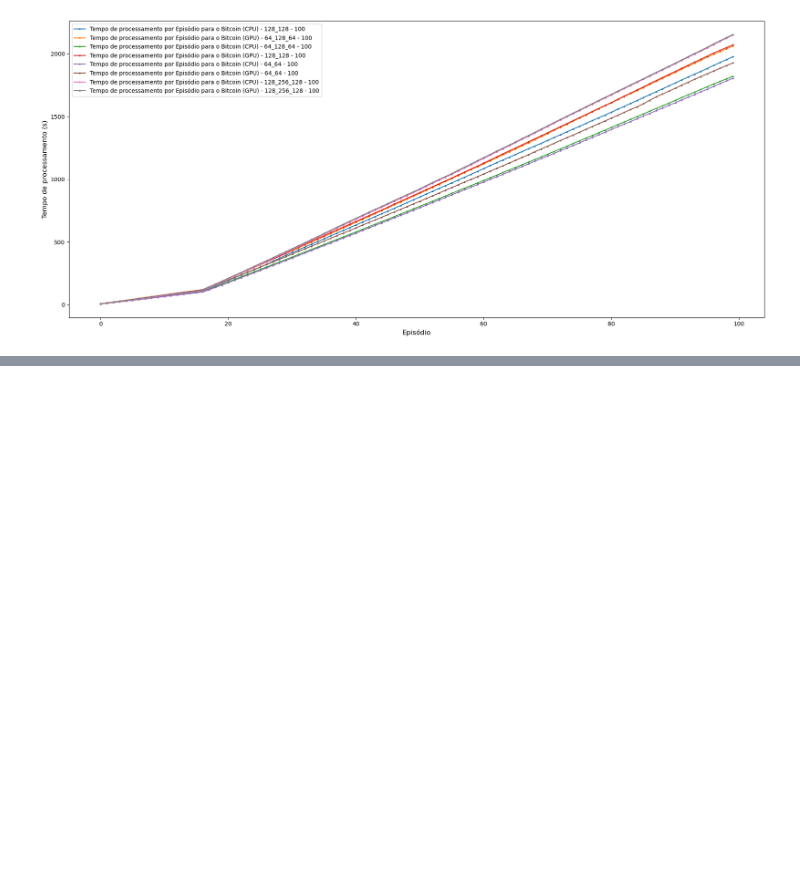
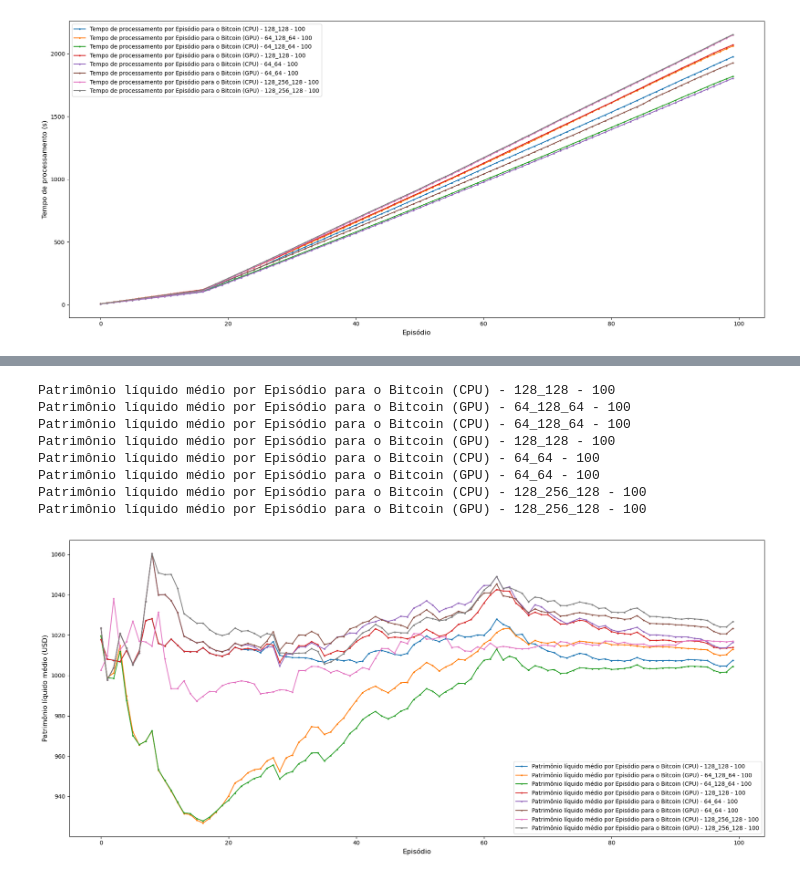
Before and after one commit to douglasnacl/master, a Jupyter notebook: build-table.ipynb, the cells around one changed output, grey strips where cells are left out. Cells and saved outputs as stored; diff of their text form; code cells hidden in the pictures; blank space fills up the shorter version.

```diff
--- a/build-table.ipynb
+++ b/build-table.ipynb
@@ -413,0 +435,12 @@ IndexError: list index out of range
+# %%
+plot_data_agg(directories_dict, axis=('Step', 'average_net_worth'), should_save_image=False)
+# %% [output]
+Patrimônio líquido médio por Episódio para o Bitcoin (CPU) - 128_128 - 100
+Patrimônio líquido médio por Episódio para o Bitcoin (GPU) - 64_128_64 - 100
+Patrimônio líquido médio por Episódio para o Bitcoin (CPU) - 64_128_64 - 100
+Patrimônio líquido médio por Episódio para o Bitcoin (GPU) - 128_128 - 100
+Patrimônio líquido médio por Episódio para o Bitcoin (CPU) - 64_64 - 100
+Patrimônio líquido médio por Episódio para o Bitcoin (GPU) - 64_64 - 100
+Patrimônio líquido médio por Episódio para o Bitcoin (CPU) - 128_256_128 - 100
+Patrimônio líquido médio por Episódio para o Bitcoin (GPU) - 128_256_128 - 100
+[figure, added]
```
Also changed, not shown: parts of 3 cells of this notebook, 1 other file.
